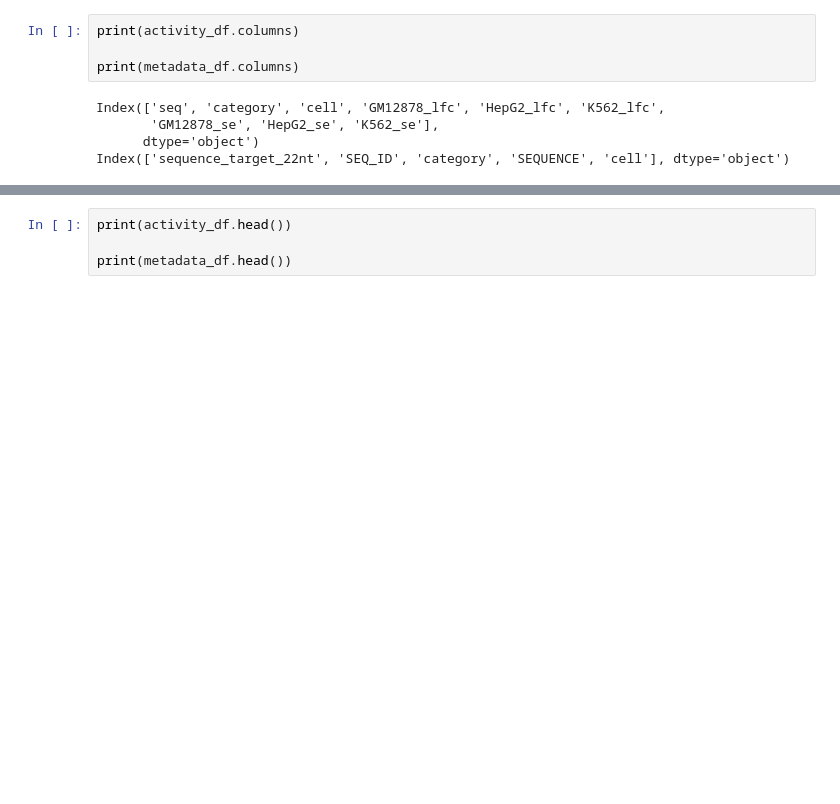
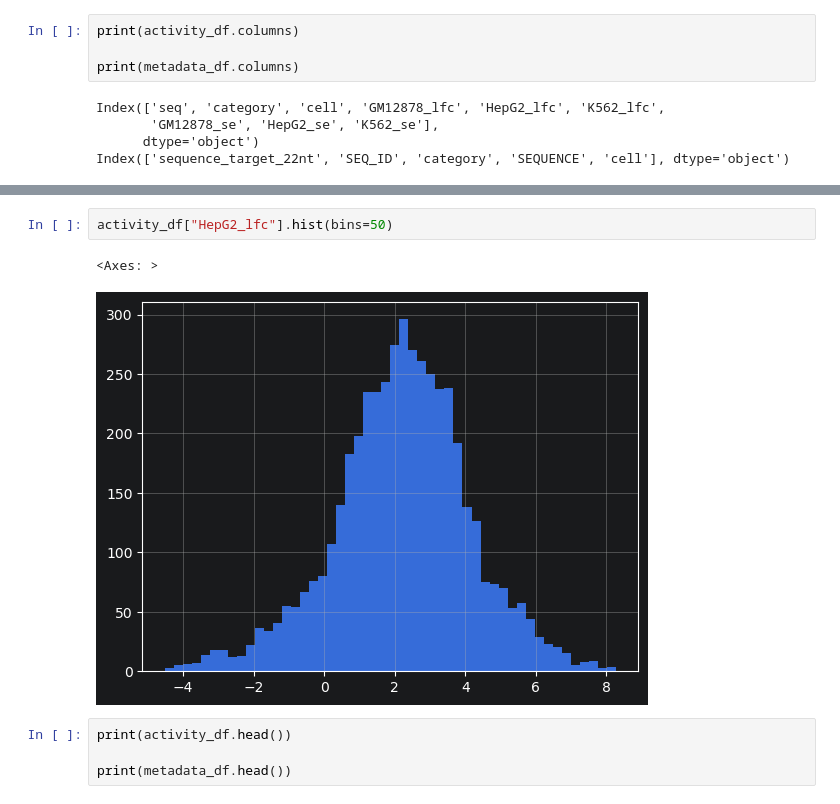
Before and after one commit to huntersair/chromatintune, a Jupyter notebook: notebooks/testing.ipynb, the cells around one changed output, grey strips where cells are left out. Saved outputs shown, nothing was run; the diff lists cells and outputs as text; blank space fills up the shorter version.

```diff
--- a/notebooks/testing.ipynb
+++ b/notebooks/testing.ipynb
@@ -279,3 +303,8 @@ Index(['sequence_target_22nt', 'SEQ_ID', 'category', 'SEQUENCE', 'cell'], dtype=
+# %%
+activity_df["HepG2_lfc"].hist(bins=50)
+# %% [output]
+<Axes: >
+[figure, added]
 # %%
 print(activity_df.head())
 
```
Also changed, not shown: parts of 219 cells of this notebook, 7 other files.
